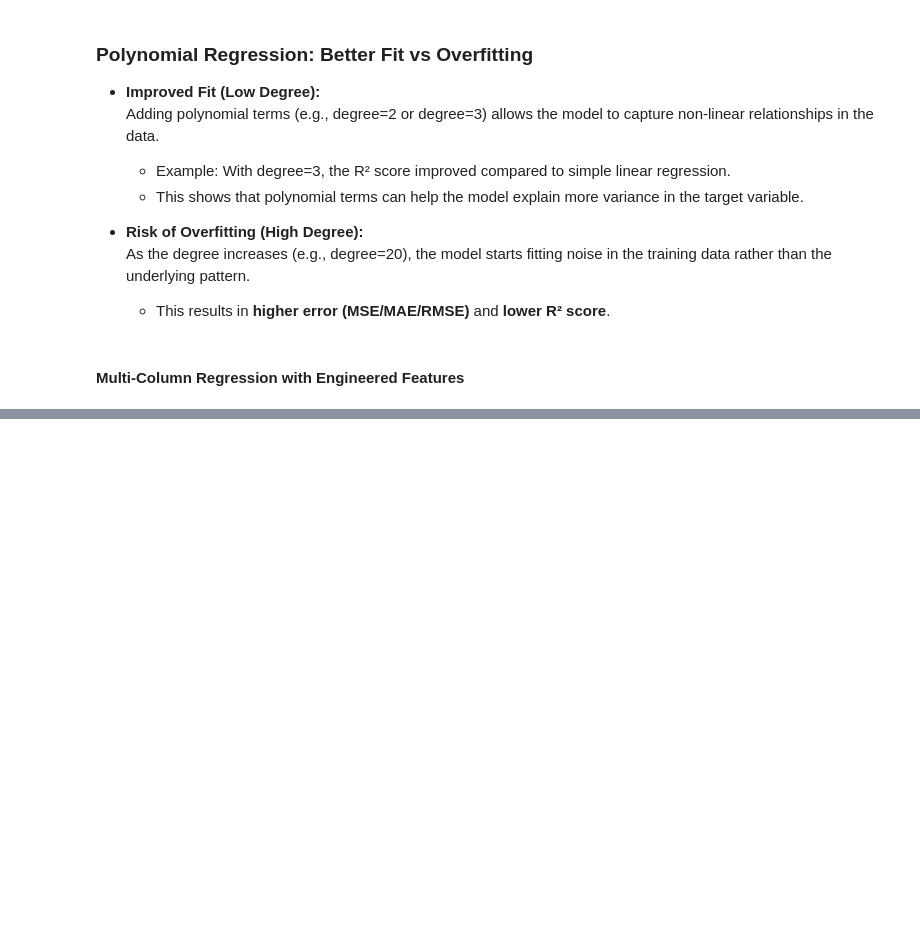
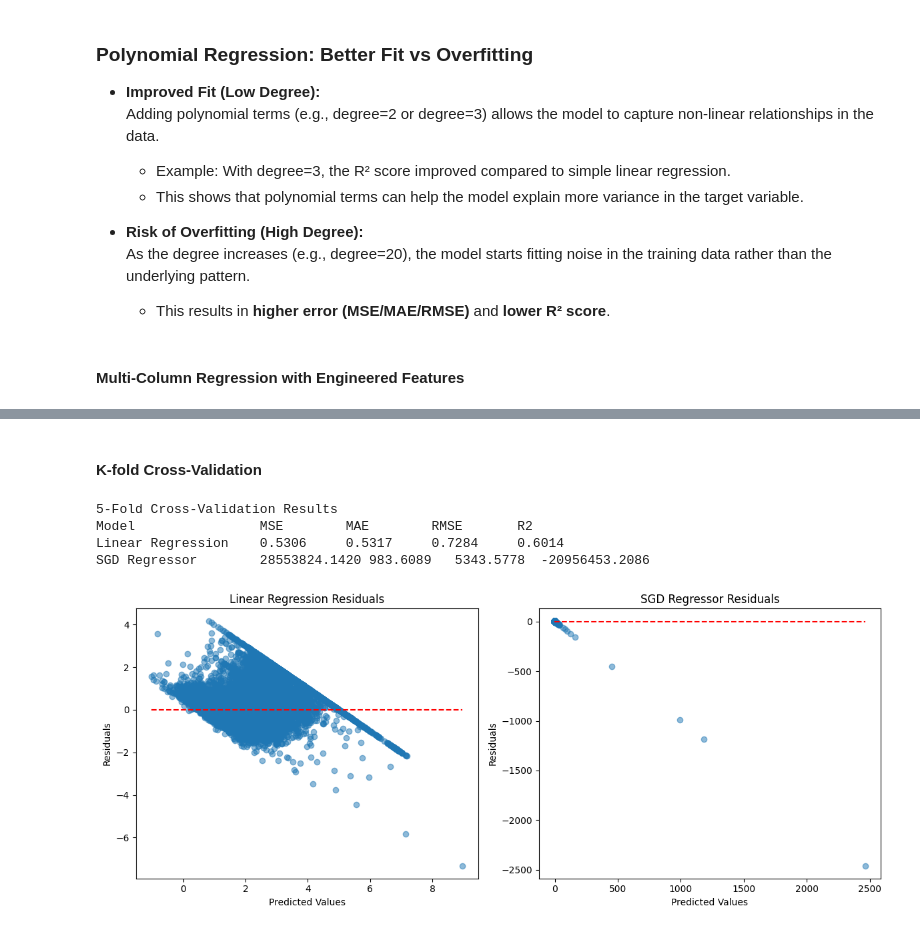
Before and after one commit to manan35122/Experimental-Linear-Regression-Analysis-of-California-Housing-Dataset, a Jupyter notebook: analysis.ipynb, the cells around one changed output, grey strips where cells are left out. Drawn from its saved outputs; the diff is of its cells as text; code cells hidden in the pictures; blank space fills up the shorter version.

```diff
--- a/analysis.ipynb
+++ b/analysis.ipynb
@@ -261,0 +411,66 @@ RMSE:  0.8271376863306787
+# %% [markdown]
+#### K-fold Cross-Validation
+# %%
+from sklearn.model_selection import cross_val_score, cross_validate, KFold
+
+scaler = StandardScaler()
+X_scaled = scaler.fit_transform(X)
+
+
+lr = LinearRegression()
+sgd = SGDRegressor(max_iter=5000, tol=1e-3, random_state=42)
+kf = KFold(n_splits=5, shuffle=True, random_state=42)
+scoring = ['neg_mean_squared_error', 'neg_mean_absolute_error', 'r2']
+cv_results_lr = cross_validate(lr, X_scaled, Y, cv=kf, scoring=scoring, return_train_score=False)
+cv_results_sgd = cross_validate(sgd, X_scaled, Y, cv=kf, scoring=scoring, return_train_score=False)
+
+mse_lr = -np.mean(cv_results_lr['test_neg_mean_squared_error'])
+mae_lr = -np.mean(cv_results_lr['test_neg_mean_absolute_error'])
+rmse_lr = np.sqrt(mse_lr)
+r2_lr = np.mean(cv_results_lr['test_r2'])
+
+mse_sgd = -np.mean(cv_results_sgd['test_neg_mean_squared_error'])
+mae_sgd = -np.mean(cv_results_sgd['test_neg_mean_absolute_error'])
+rmse_sgd = np.sqrt(mse_sgd)
+r2_sgd = np.mean(cv_results_sgd['test_r2'])
+
+print("5-Fold Cross-Validation Results")
+print("{:<20} {:<10} {:<10} {:<10} {:<10}".format("Model","MSE","MAE","RMSE","R2"))
+print("{:<20} {:<10.4f} {:<10.4f} {:<10.4f} {:<10.4f}".format("Linear Regression", mse_lr, mae_lr, rmse_lr, r2_lr))
+print("{:<20} {:<10.4f} {:<10.4f} {:<10.4f} {:<10.4f}".format("SGD Regressor", mse_sgd, mae_sgd, rmse_sgd, r2_sgd))
+# %% [output]
+5-Fold Cross-Validation Results
+Model                MSE        MAE        RMSE       R2
+Linear Regression    0.5306     0.5317     0.7284     0.6014
+SGD Regressor        28553824.1420 983.6089   5343.5778  -20956453.2086
+# %%
+import matplotlib.pyplot as plt
+
+lr.fit(X, Y)
+y_pred_lr = lr.predict(X)
+residuals_lr = Y - y_pred_lr
+
+sgd.fit(X_scaled, Y)
+y_pred_sgd = sgd.predict(X_scaled)
+residuals_sgd = Y - y_pred_sgd
+
+plt.figure(figsize=(12,5))
+
+plt.subplot(1,2,1)
+plt.scatter(y_pred_lr, residuals_lr, alpha=0.5)
+plt.hlines(0, min(y_pred_lr), max(y_pred_lr), colors='r', linestyles='--')
+plt.xlabel("Predicted Values")
+plt.ylabel("Residuals")
+plt.title("Linear Regression Residuals")
+
+plt.subplot(1,2,2)
+plt.scatter(y_pred_sgd, residuals_sgd, alpha=0.5)
+plt.hlines(0, min(y_pred_sgd), max(y_pred_sgd), colors='r', linestyles='--')
+plt.xlabel("Predicted Values")
+plt.ylabel("Residuals")
+plt.title("SGD Regressor Residuals")
+
+plt.tight_layout()
+plt.show()
+# %% [output]
+[figure, added]
```
Also changed, not shown: parts of 10 cells of this notebook.
